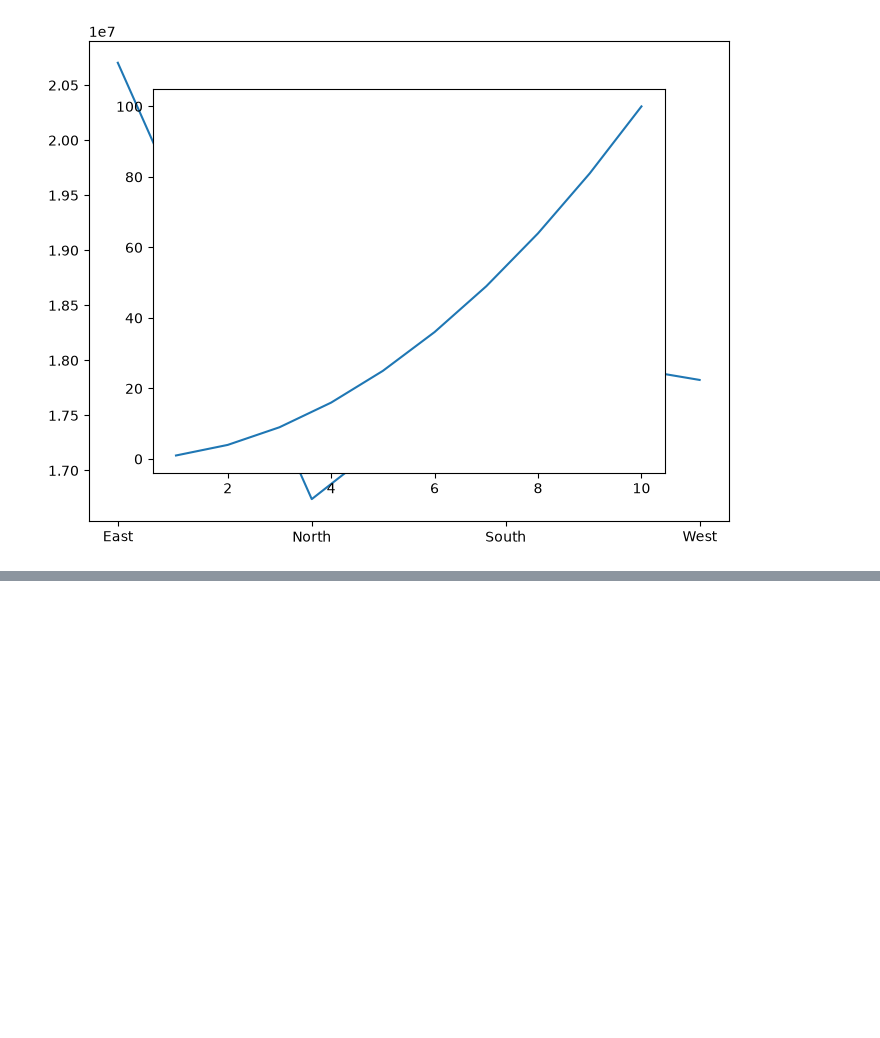
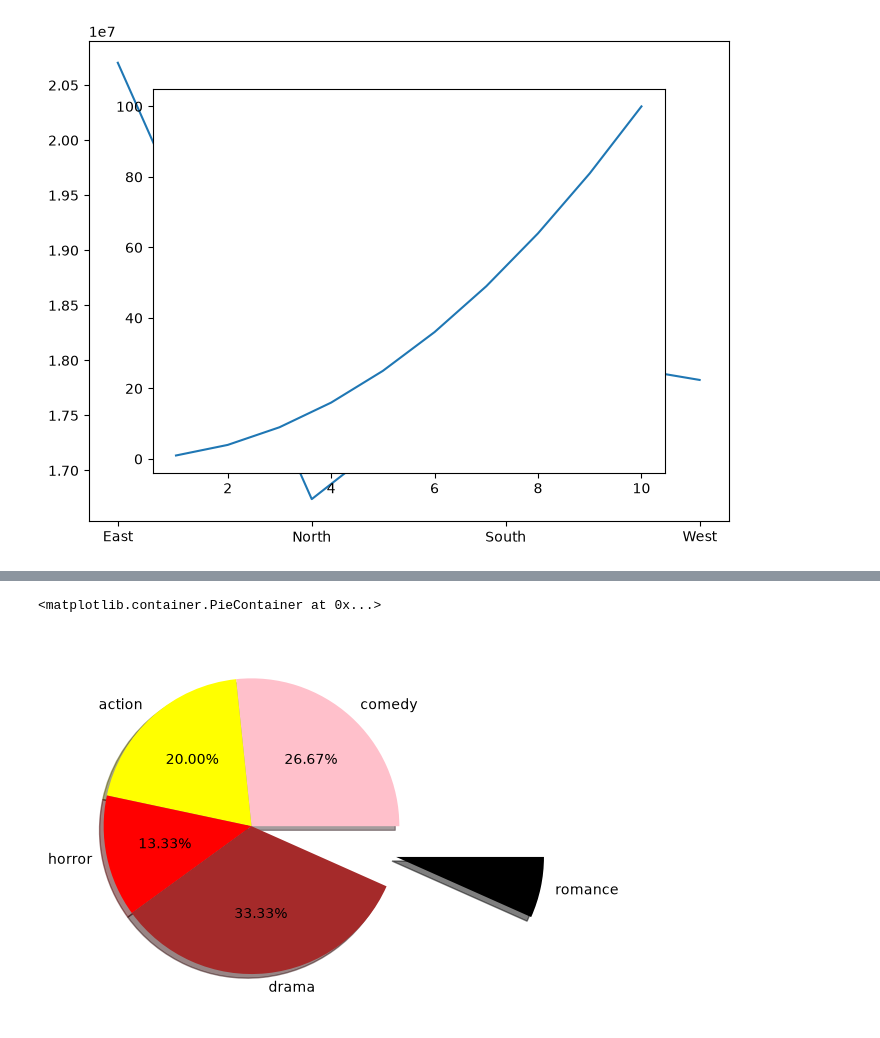
Before and after one commit to avnish-007/temp-repo, a Jupyter notebook: matplotlib_practice.ipynb, the cells around one changed output, grey strips where cells are left out. Saved outputs shown, nothing was run; the diff lists cells and outputs as text; code cells hidden in the pictures; blank space fills up the shorter version.

```diff
--- a/matplotlib_practice.ipynb
+++ b/matplotlib_practice.ipynb
@@ -184,0 +211,8 @@ a.plot(area['Region'],area['TotalSales'])
+# %%
+l = ['comedy', 'action', 'horror', 'drama', 'romance']
+viewers = [2000, 1500, 1000, 2500, 500]
+
+plt.pie(viewers,labels=l,autopct='%0.2f%%',shadow=True,colors=['Pink','Yellow','Red','Brown','Black'], explode=[0,0,0,0,1])
+# %% [output]
+<matplotlib.container.PieContainer at 0x...>
+[figure, added]
```
Also changed, not shown: parts of 15 cells of this notebook, 1 other file.
